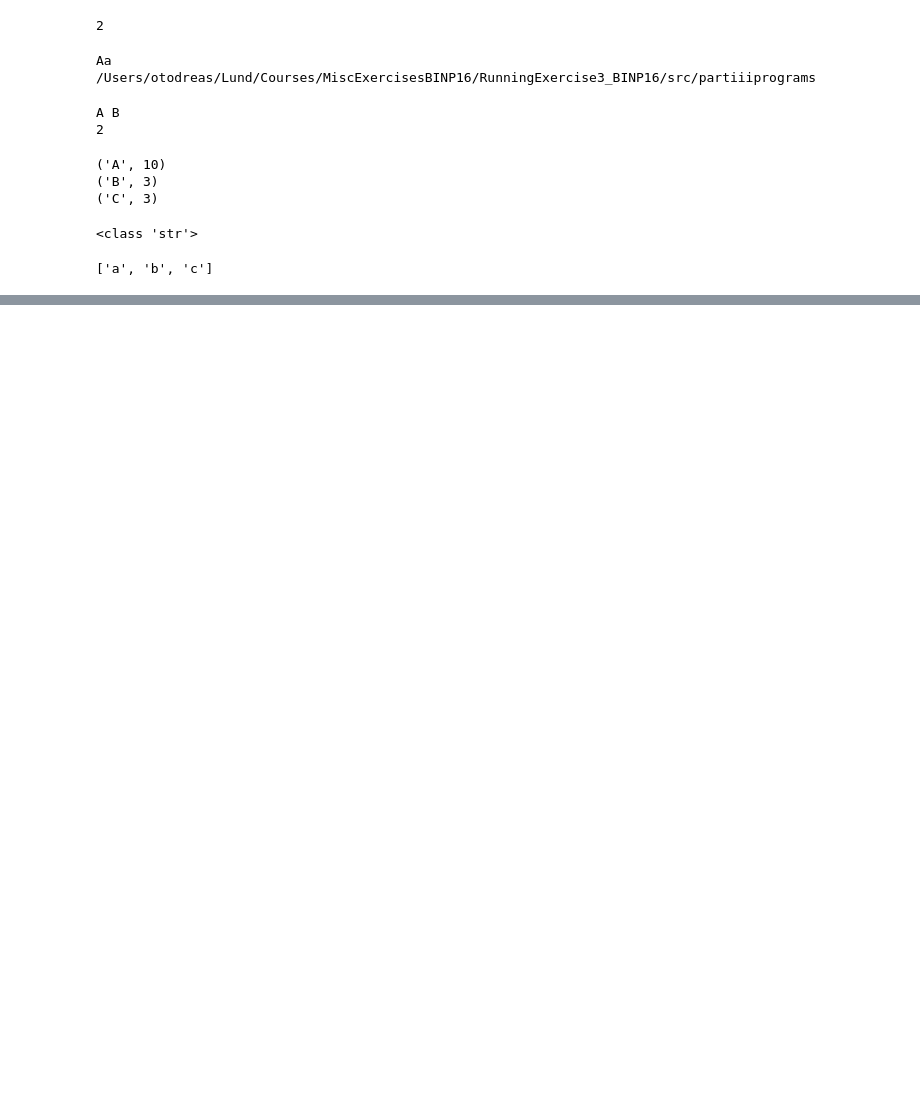
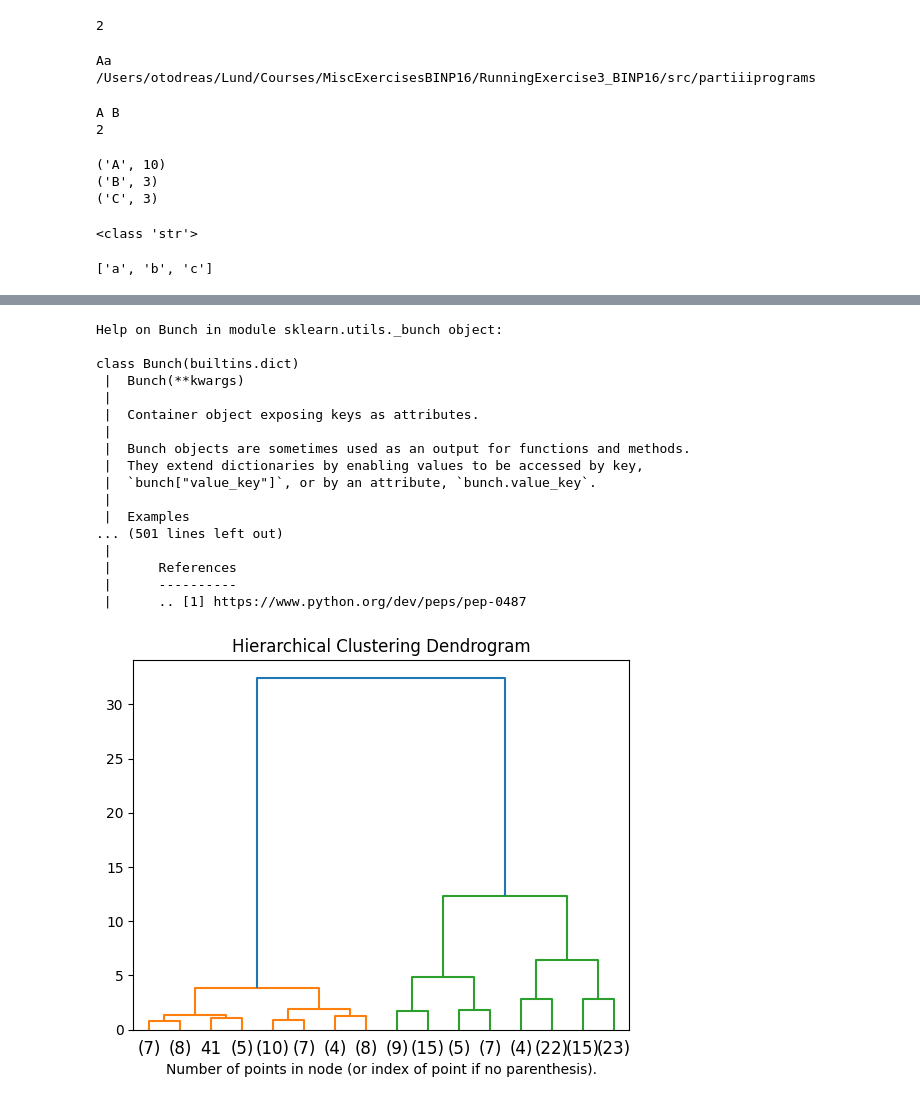
Before and after one commit to otodreas/RunningExercise3_BINP16, a Jupyter notebook: src/partiiiprograms/notes.ipynb, the cells around one changed output, grey strips where cells are left out. Drawn from its saved outputs; the diff is of its cells as text; code cells hidden in the pictures; blank space fills up the shorter version.

```diff
--- a/src/partiiiprograms/notes.ipynb
+++ b/src/partiiiprograms/notes.ipynb
@@ -129,0 +179,72 @@ print(x)
+# %%
+import numpy as np
+import pandas as pd
+from matplotlib import pyplot as plt
+from scipy.cluster.hierarchy import dendrogram
+
+from sklearn.cluster import AgglomerativeClustering
+from sklearn.datasets import load_iris
+
+
+def plot_dendrogram(model, **kwargs):
+    # Create linkage matrix and then plot the dendrogram
+
+    # create the counts of samples under each node
+    counts = np.zeros(model.children_.shape[0])
+    n_samples = len(model.labels_)
+    for i, merge in enumerate(model.children_):
+        current_count = 0
+        for child_idx in merge:
+            if child_idx < n_samples:
+                current_count += 1  # leaf node
+            else:
+                current_count += counts[child_idx - n_samples]
+        counts[i] = current_count
+
+    linkage_matrix = np.column_stack(
+        [model.children_, model.distances_, counts]
+    ).astype(float)
+
+    # Plot the corresponding dendrogram
+    dendrogram(linkage_matrix, **kwargs)
+
+
+iris = load_iris()
+X = iris.data
+help(iris)
+
+# setting distance_threshold=0 ensures we compute the full tree.
+model = AgglomerativeClustering(distance_threshold=0, n_clusters=None)
+
+model = model.fit(X)
+
+print(type(model))
+print(model.n_clusters_, "in this case equivalent to number of labels")
+print(model.labels_)
+print(model.n_leaves_, "equivalent to number of labels")
+help(model)
+
+plt.title("Hierarchical Clustering Dendrogram")
+# plot the top three levels of the dendrogram
+plot_dendrogram(model, truncate_mode="level", p=3)
+plt.xlabel("Number of points in node (or index of point if no parenthesis).")
+plt.show()
+# %% [output]
+Help on Bunch in module sklearn.utils._bunch object:
+
+class Bunch(builtins.dict)
+ |  Bunch(**kwargs)
+ |
+ |  Container object exposing keys as attributes.
+ |
+ |  Bunch objects are sometimes used as an output for functions and methods.
+ |  They extend dictionaries by enabling values to be accessed by key,
+ |  `bunch["value_key"]`, or by an attribute, `bunch.value_key`.
+ |
+ |  Examples
+... (501 lines left out)
+ |
+ |      References
+ |      ----------
+ |      .. [1] https://www.python.org/dev/peps/pep-0487
+[figure, added]
```
Also changed, not shown: parts of 2 cells of this notebook, 2 other files.
